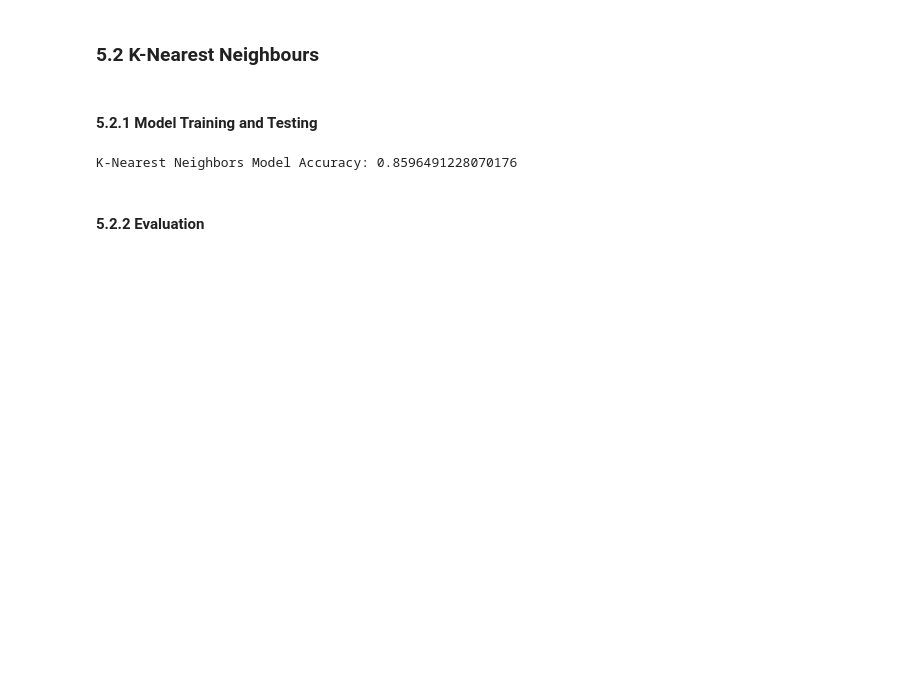
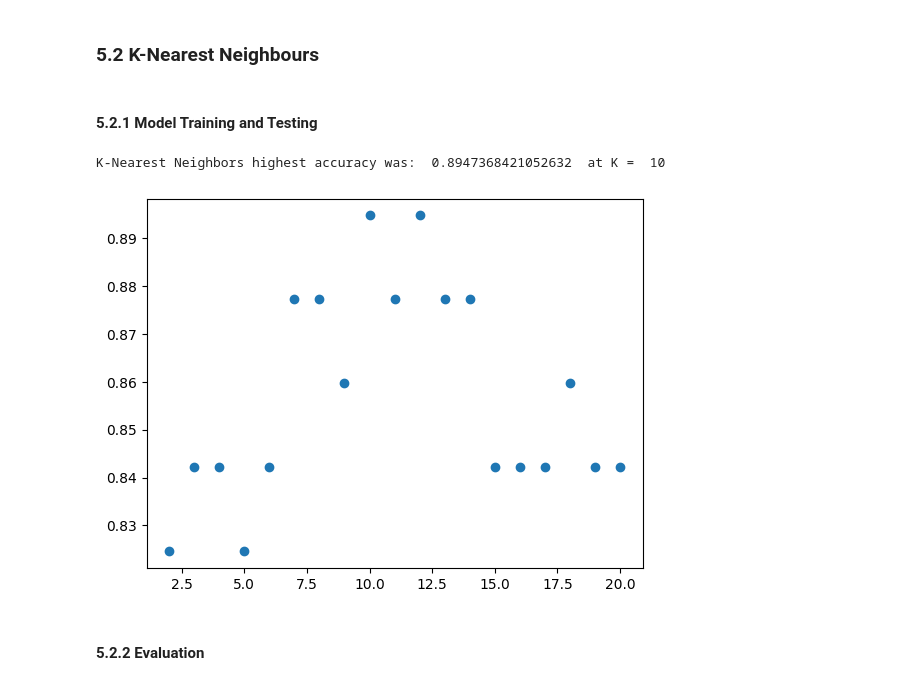
Before and after one commit to HanyaAdel/Heart-Disease-Detection, a Jupyter notebook: Preprocessing.ipynb, the cells around one changed output. Cells and saved outputs as stored; diff of their text form; code cells hidden in the pictures; blank space fills up the shorter version.

```diff
--- a/Preprocessing.ipynb
+++ b/Preprocessing.ipynb
@@ -483,18 +479,33 @@ F-Score : 0.8261
 # %%
 from sklearn.neighbors import KNeighborsClassifier
 
-KNNmodel = KNeighborsClassifier()
+stats = []
+maxAccuracy = 0
+bestKValue = 0
+best_Y_pred = 0
+for x in range(2, 21):
 
-# Train K-Nearest Neighbor Classifer
-KNNmodel.fit(X_train, Y_train)
+    KNNmodel = KNeighborsClassifier(n_neighbors=x)
 
-#Predict the response for test dataset
-Y_pred = KNNmodel.predict(X_test)
+    # Train K-Nearest Neighbor Classifer
+    KNNmodel.fit(X_train, Y_train)
 
-KNNA=accuracy_score(Y_test, Y_pred)
-print("K-Nearest Neighbors Model Accuracy:",KNNA)
+    #Predict the response for test dataset
+    Y_pred = KNNmodel.predict(X_test)
+
+    KNNA=accuracy_score(Y_test, Y_pred)
+    stats.append(KNNA)
+    if KNNA > maxAccuracy:
+        best_Y_pred = Y_pred
+        bestKValue = x
+        maxAccuracy = max(maxAccuracy, KNNA)
+
+x = [range(2,21)]
+plt.scatter(x, stats)
+print("K-Nearest Neighbors highest accuracy was: ",maxAccuracy,  " at K = ", bestKValue)
 # %% [output]
-K-Nearest Neighbors Model Accuracy: 0.8596491228070176
+K-Nearest Neighbors highest accuracy was:  0.8947368421052632  at K =  10
+[figure, added]
 # %% [markdown]
 #### 5.2.2 Evaluation
 # %%
```
Also changed, not shown: parts of 15 cells of this notebook, 1 other file.
